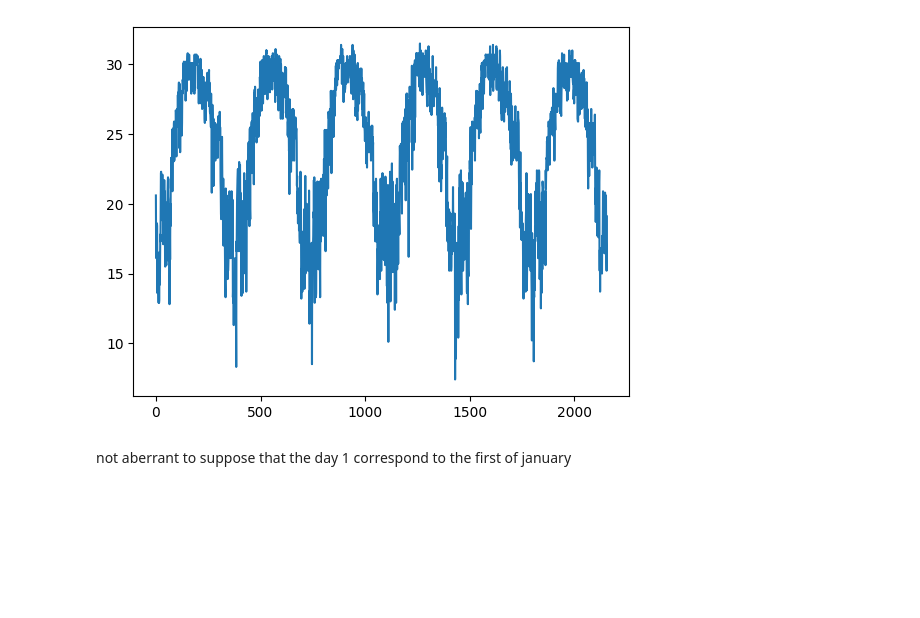
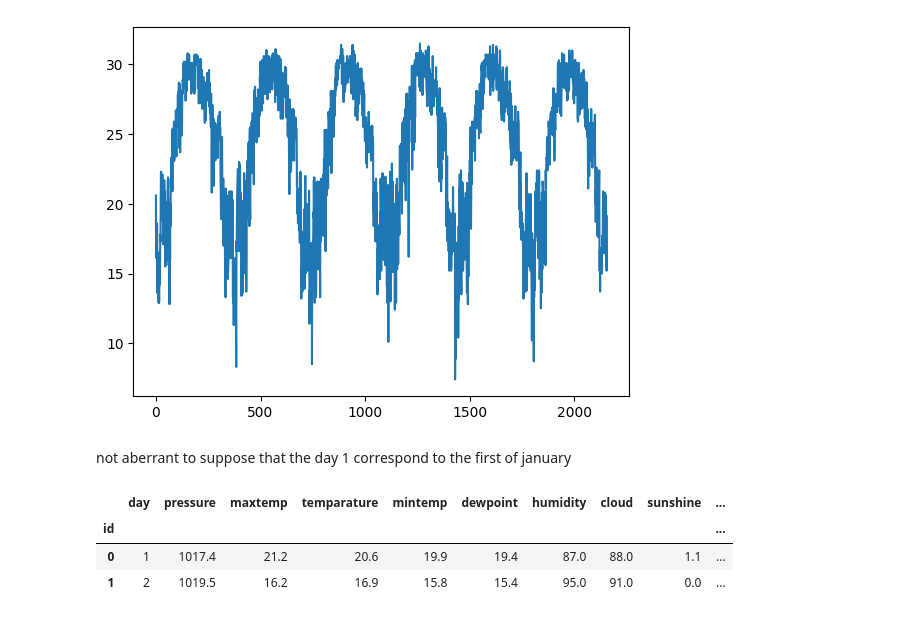
Before and after one commit to bparent11/kaggle-S5E3, a Jupyter notebook: extract_transform.ipynb, the cells around one changed output. Drawn from its saved outputs; the diff is of its cells as text; code cells hidden in the pictures; blank space fills up the shorter version.

Commit message:
got some insights about column date (season, month, ...)

```diff
--- a/extract_transform.ipynb
+++ b/extract_transform.ipynb
@@ -73,3 +73,31 @@ plt.plot(gb.index, gb['avg_temp'])
 [figure]
 # %% [markdown]
 not aberrant to suppose that the day 1 correspond to the first of january
+# %%
+fake_date_range = pd.date_range(start="01/01/2017", end="30-12-2022")
+# %%
+df['date'] = fake_date_range
+df['year'] = df['date'].dt.year
+df['month'] = df['date'].dt.month
+
+def get_season(month):
+    if month in [12, 1, 2]:
+        return 0 # Winter
+    elif month in [3, 4, 5]:
+        return 1 # Spring
+    elif month in [6, 7, 8]:
+        return 2 # Summer
+    elif month in [9, 10, 11]:
+        return 3 # Autumn
+    else:
+        return 'Unknown'
+
+# Appliquer la fonction pour obtenir la saison
+df['season'] = df['month'].apply(get_season)
+# %%
+df.head(2)
+# %% [output]
+|  | day | pressure | maxtemp | temparature | mintemp | dewpoint | humidity | cloud | sunshine | ... |
+| id |  |  |  |  |  |  |  |  |  | ... |
+| 0 | 1 | 1017.4 | 21.2 | 20.6 | 19.9 | 19.4 | 87.0 | 88.0 | 1.1 | ... |
+| 1 | 2 | 1019.5 | 16.2 | 16.9 | 15.8 | 15.4 | 95.0 | 91.0 | 0.0 | ... |
```
